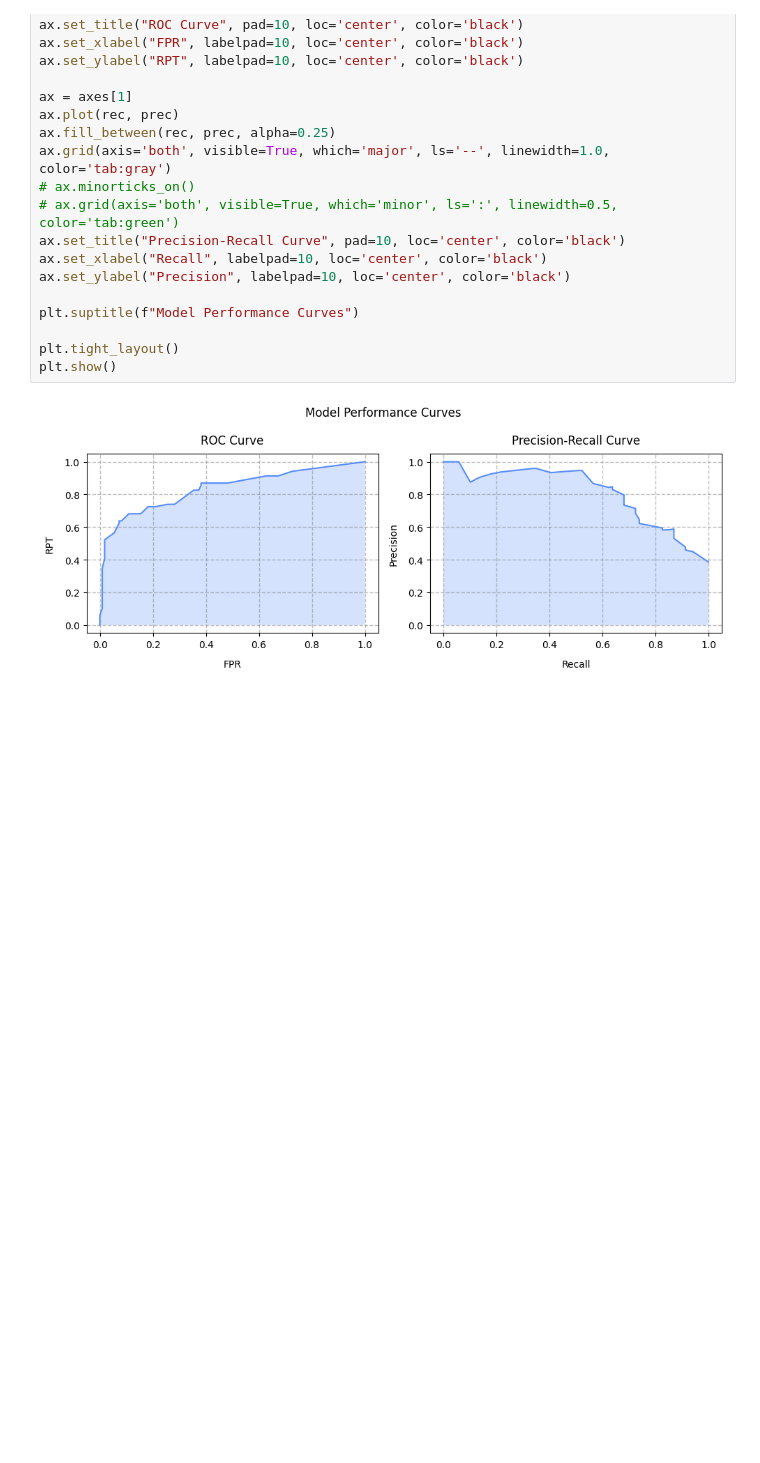
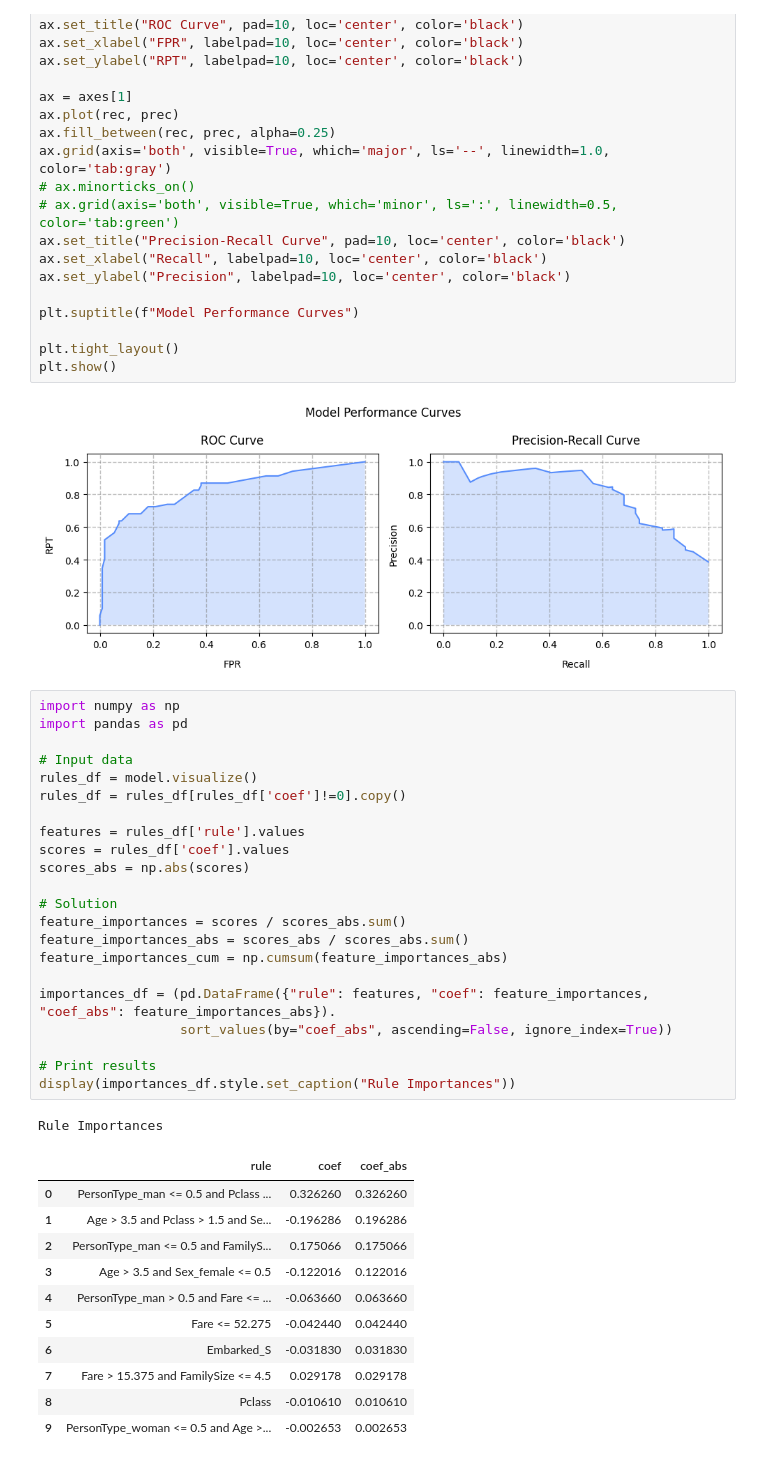
Before and after one commit to BogdanPinchuk/DataScience-PBY_HW17, a Jupyter notebook: Bohdan_Pinchuk_DS_HW17.ipynb, the cells around one changed output. Drawn from its saved outputs; the diff is of its cells as text; blank space fills up the shorter version.

```diff
--- a/Bohdan_Pinchuk_DS_HW17.ipynb
+++ b/Bohdan_Pinchuk_DS_HW17.ipynb
@@ -990,3 +990,38 @@ plt.tight_layout()
 plt.show()
 # %% [output]
 [figure]
+# %%
+import numpy as np
+import pandas as pd
+
+# Input data
+rules_df = model.visualize()
+rules_df = rules_df[rules_df['coef']!=0].copy()
+
+features = rules_df['rule'].values
+scores = rules_df['coef'].values
+scores_abs = np.abs(scores)
+
+# Solution
+feature_importances = scores / scores_abs.sum()
+feature_importances_abs = scores_abs / scores_abs.sum()
+feature_importances_cum = np.cumsum(feature_importances_abs)
+
+importances_df = (pd.DataFrame({"rule": features, "coef": feature_importances, "coef_abs": feature_importances_abs}).
+                  sort_values(by="coef_abs", ascending=False, ignore_index=True))
+
+# Print results
+display(importances_df.style.set_caption("Rule Importances"))
+# %% [output]
+Rule Importances
+|  | rule | coef | coef_abs |
+| 0 | PersonType_man <= 0.5 and Pclass ... | 0.326260 | 0.326260 |
+| 1 | Age > 3.5 and Pclass > 1.5 and Se... | -0.196286 | 0.196286 |
+| 2 | PersonType_man <= 0.5 and FamilyS... | 0.175066 | 0.175066 |
+| 3 | Age > 3.5 and Sex_female <= 0.5 | -0.122016 | 0.122016 |
+| 4 | PersonType_man > 0.5 and Fare <= ... | -0.063660 | 0.063660 |
+| 5 | Fare <= 52.275 | -0.042440 | 0.042440 |
+| 6 | Embarked_S | -0.031830 | 0.031830 |
+| 7 | Fare > 15.375 and FamilySize <= 4.5 | 0.029178 | 0.029178 |
+| 8 | Pclass | -0.010610 | 0.010610 |
+| 9 | PersonType_woman <= 0.5 and Age >... | -0.002653 | 0.002653 |
```
Also changed, not shown: parts of 2 cells of this notebook.
